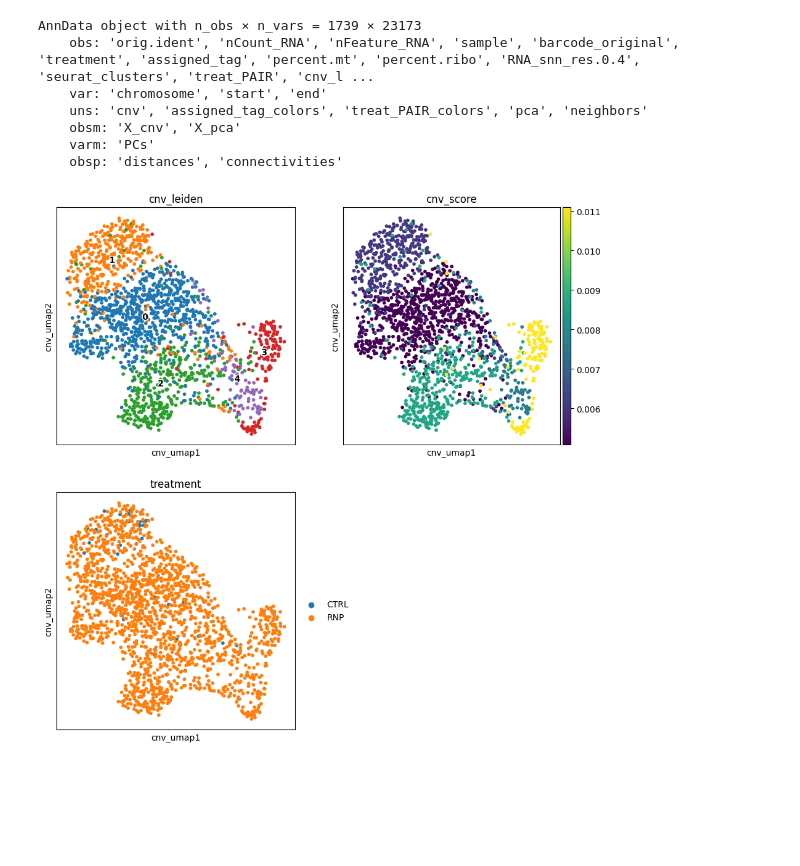
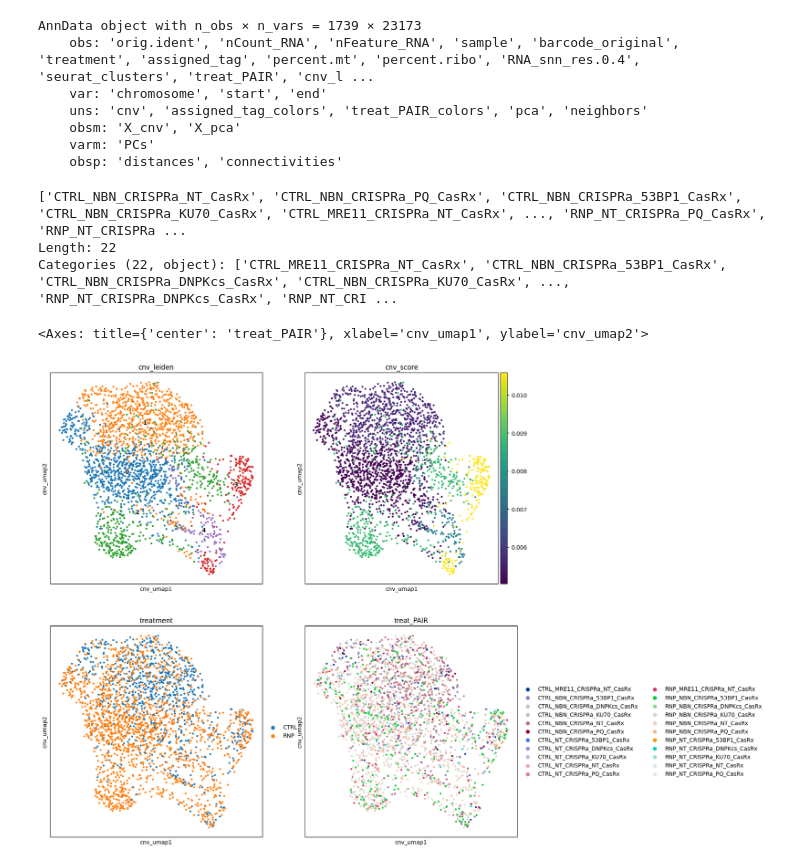
Before and after one commit to S-Zhang-Lab/PAIR-manuscript-code, a Jupyter notebook: perturb-seq/code/infercnv_ana.ipynb, the cells around one changed output. Cells and saved outputs as stored; diff of their text form; code cells hidden in the pictures; blank space fills up the shorter version.

```diff
--- a/perturb-seq/code/infercnv_ana.ipynb
+++ b/perturb-seq/code/infercnv_ana.ipynb
@@ -134,19 +139,28 @@ adata.uns["cnv_neighbors"] = adata.uns["neighbors"]
 cnv.tl.umap(adata)
 # %%
 cnv.tl.cnv_score(adata)
+# %%
+print(adata.obs["treat_PAIR"].unique())
+# %% [output]
+['CTRL_NBN_CRISPRa_NT_CasRx', 'CTRL_NBN_CRISPRa_PQ_CasRx', 'CTRL_NBN_CRISPRa_53BP1_CasRx', 'CTRL_NBN_CRISPRa_KU70_CasRx', 'CTRL_MRE11_CRISPRa_NT_CasRx', ..., 'RNP_NT_CRISPRa_PQ_CasRx', 'RNP_NT_CRISPRa ...
+Length: 22
+Categories (22, object): ['CTRL_MRE11_CRISPRa_NT_CasRx', 'CTRL_NBN_CRISPRa_53BP1_CasRx', 'CTRL_NBN_CRISPRa_DNPKcs_CasRx', 'CTRL_NBN_CRISPRa_KU70_CasRx', ..., 'RNP_NT_CRISPRa_DNPKcs_CasRx', 'RNP_NT_CRI ...
 # %%
 import matplotlib.pyplot as plt
-fig, ((ax1, ax2), (ax3, ax4)) = plt.subplots(2, 2, figsize=(11, 11))
-ax4.axis("off")
+fig, ((ax1, ax2), (ax3, ax4)) = plt.subplots(2, 2, figsize=(15, 15))
+# ax4.axis("off")
+# adata.obs["treat_PAIR"] = adata.obs["treat_PAIR"].astype(str)
 cnv.pl.umap(
     adata,
     color="cnv_leiden",
     legend_loc="on data",
     legend_fontoutline=2,
     ax=ax1,
     show=False,
 )
 cnv.pl.umap(adata, color="cnv_score", ax=ax2, show=False)
-cnv.pl.umap(adata, color="treatment", ax=ax3)
+cnv.pl.umap(adata, color="treatment", ax=ax3, show=False)
+cnv.pl.umap(adata, color="treat_PAIR", ax=ax4, show=False)
 # %% [output]
+<Axes: title={'center': 'treat_PAIR'}, xlabel='cnv_umap1', ylabel='cnv_umap2'>
-[figure, old version]
+[figure, new version]
```
Also changed, not shown: parts of 4 cells of this notebook, 6 other files.
